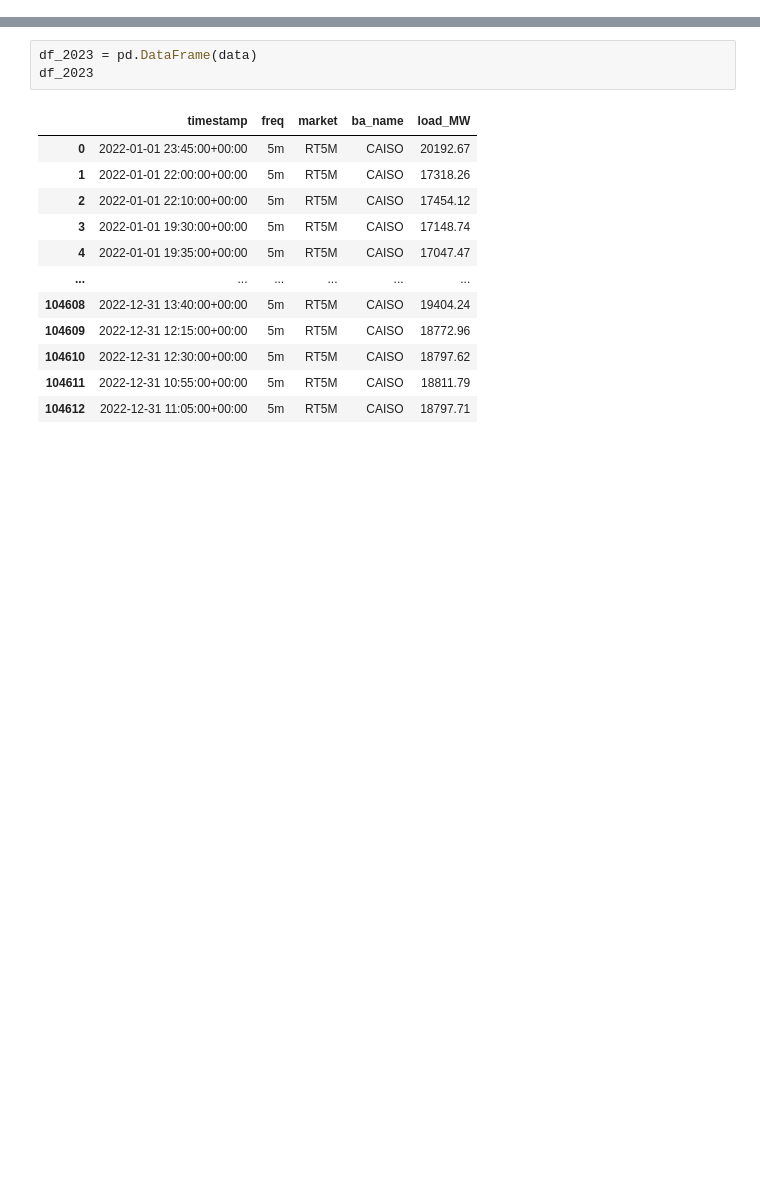
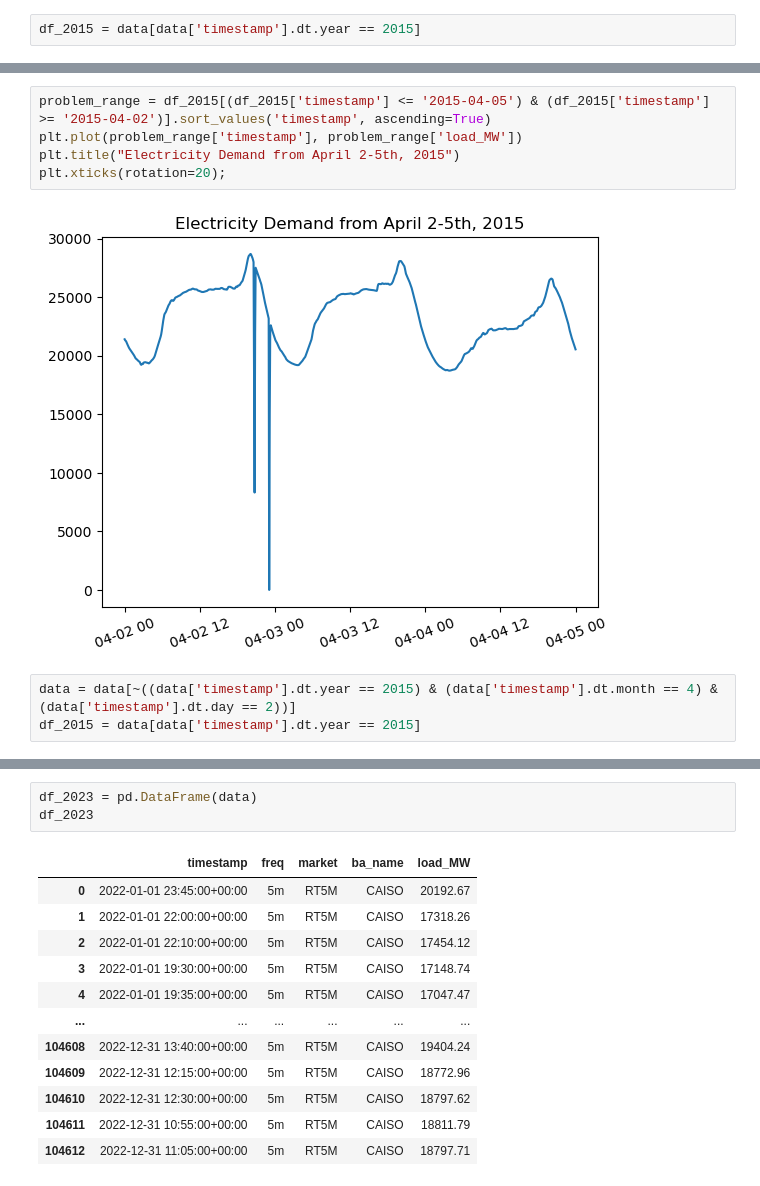
Before and after one commit to abosneaga/renewable_power, a Jupyter notebook: EDA/CAISO_EDA.ipynb, the cells around one changed output, grey strips where cells are left out. Drawn from its saved outputs; the diff is of its cells as text; blank space fills up the shorter version.

Commit message:
added yearly subplot and range viz

```diff
--- a/EDA/CAISO_EDA.ipynb
+++ b/EDA/CAISO_EDA.ipynb
@@ -10,0 +68,2 @@ pd.read_csv()
+# %%
+df_2015 = data[data['timestamp'].dt.year == 2015]
@@ -10,0 +76,10 @@ pd.read_csv()
+# %%
+problem_range = df_2015[(df_2015['timestamp'] <= '2015-04-05') & (df_2015['timestamp'] >= '2015-04-02')].sort_values('timestamp', ascending=True)
+plt.plot(problem_range['timestamp'], problem_range['load_MW'])
+plt.title("Electricity Demand from April 2-5th, 2015")
+plt.xticks(rotation=20);
+# %% [output]
+[figure, added]
+# %%
+data = data[~((data['timestamp'].dt.year == 2015) & (data['timestamp'].dt.month == 4) & (data['timestamp'].dt.day == 2))]
+df_2015 = data[data['timestamp'].dt.year == 2015]
```
Also changed, not shown: parts of 41 cells of this notebook.
